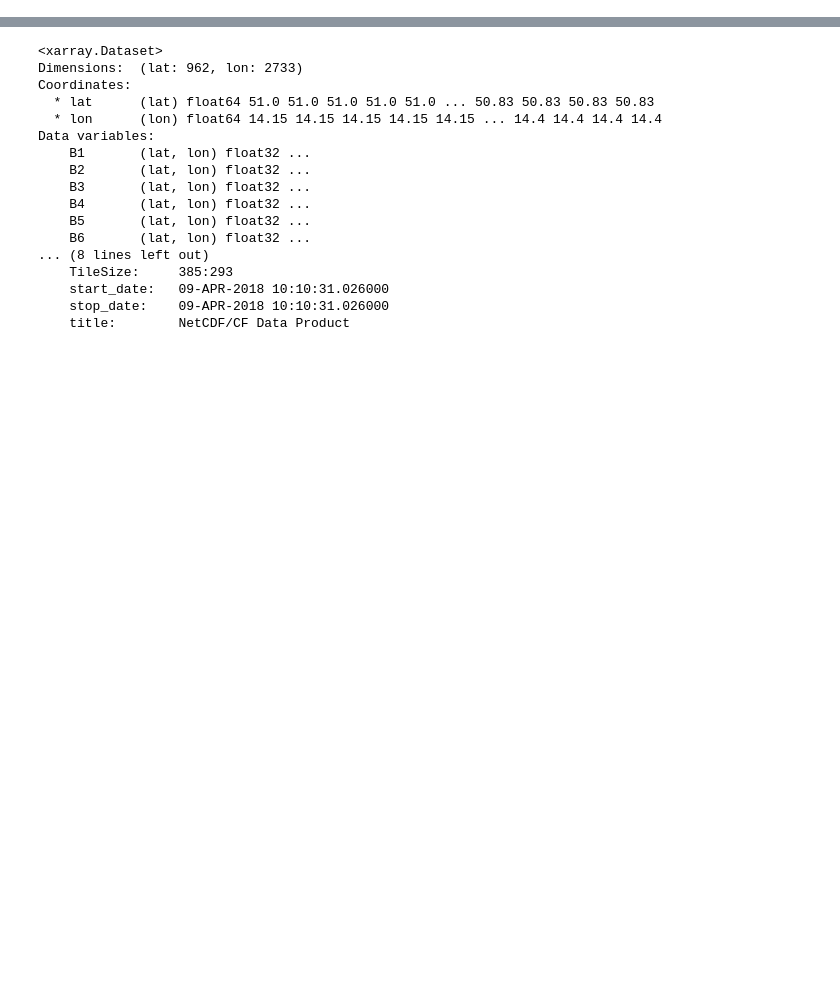
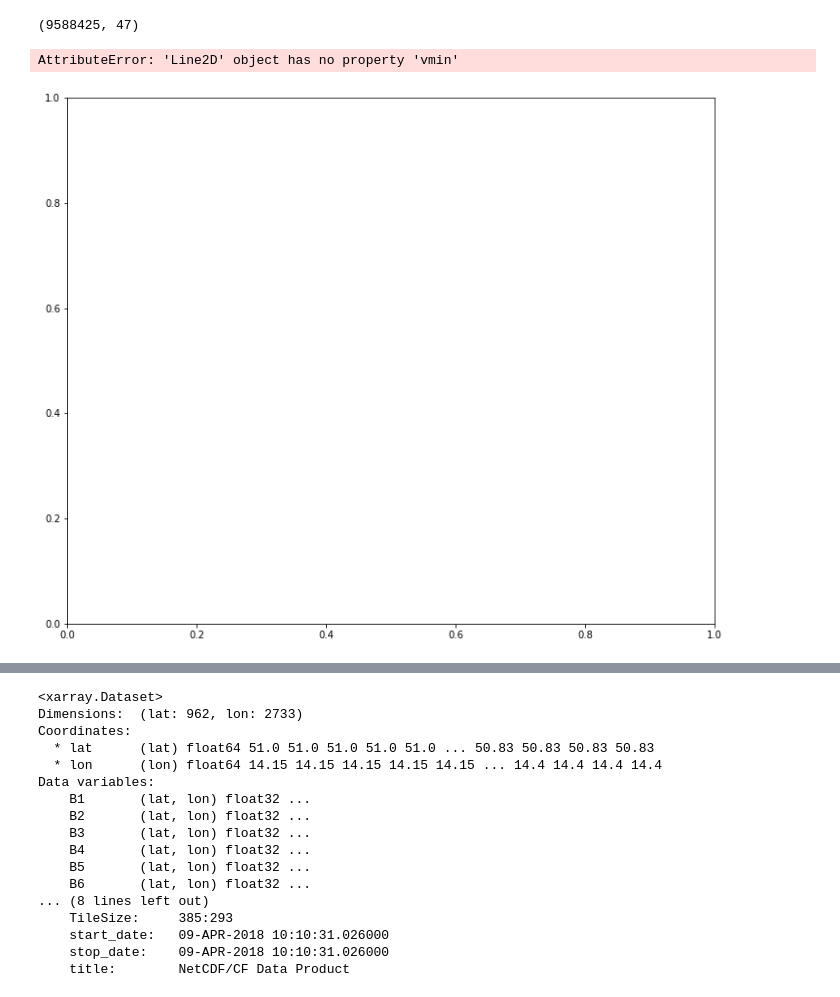
Before and after one commit to ackermannvalerie1/jupyterERS, a Jupyter notebook: land_cover_classification.ipynb, the cells around one changed output, grey strips where cells are left out. Saved outputs shown, nothing was run; the diff lists cells and outputs as text; code cells hidden in the pictures; blank space fills up the shorter version.

```diff
--- a/land_cover_classification.ipynb
+++ b/land_cover_classification.ipynb
@@ -0,0 +11,10 @@
+# %%
+PATH = "C:\\Users\\Raphaela Edler\\Documents\\GIT\\SoSe 2021\\Fernerkundung\\Uebungen\\E4\\"
+FILENAME_2018 = "projected_Subset_S2A_MSIL2A_20181016T101021_N0209_R022_T33UVS_20181016T131706_resampled_wt.nc"
+FILENAME_2019 = "projected_Subset_S2A_MSIL2A_20190921T101031_N0213_R022_T33UVS_20190921T130515_resampled_wt.nc"
+FILENAME_REF_2018 = "referenceData2018.nc"
+FILENAME_REF_2019 = "barkbeetlearea2019.nc"
+data2018 =  xr.open_dataset(PATH + FILENAME_2018)
+data2019 =  xr.open_dataset(PATH + FILENAME_2019)
+ref2018 = PATH + FILENAME_REF_2018
+ref2019 = PATH + FILENAME_REF_2019
@@ -0,0 +41,7 @@
+# %%
+#Daten konvertieren zu Datenframe
+df2018 = data2018.to_dataframe()
+print(df2018.shape)
+#df2018.sample(20)
+# %% [output]
+(9588425, 47)
@@ -0,0 +55,13 @@
+# %%
+def plotting(df2018,vmin='NULL',vmax='NULL',cmap='NULL',title='NULL'):
+    fig, ax = plt.subplots(figsize=(12,10))
+    df2018.plot(ax=ax,vmin=vmin,vmax=vmax,cmap=cmap)
+    plt.tight_layout();
+    title=title
+    plt.title(title, fontsize=22)
+# %%
+#NDVI plotten
+plotting (df2018.NDVI,vmin=-0.2,vmax=0.8, cmap='BrBG', title='NDVI von 2018')
+# %% [output]
+AttributeError: 'Line2D' object has no property 'vmin'
+[figure, added]
```
Also changed, not shown: parts of 33 cells of this notebook.
